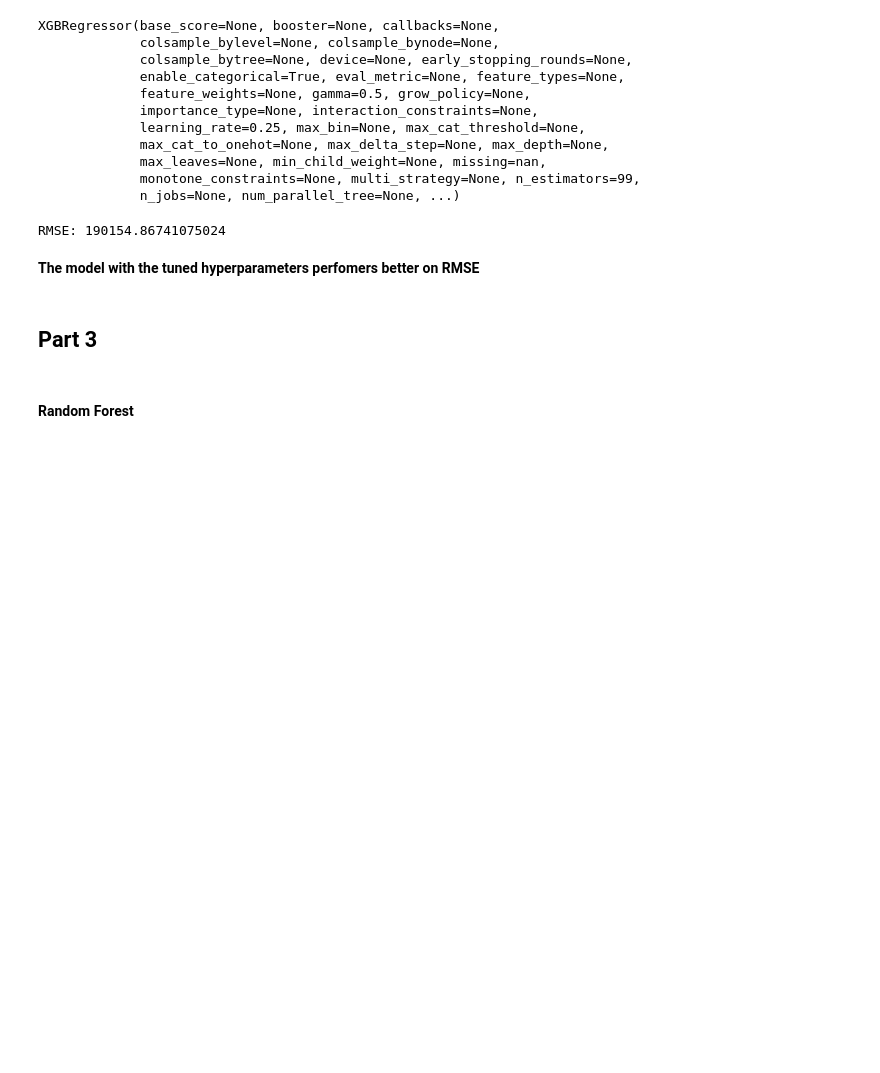
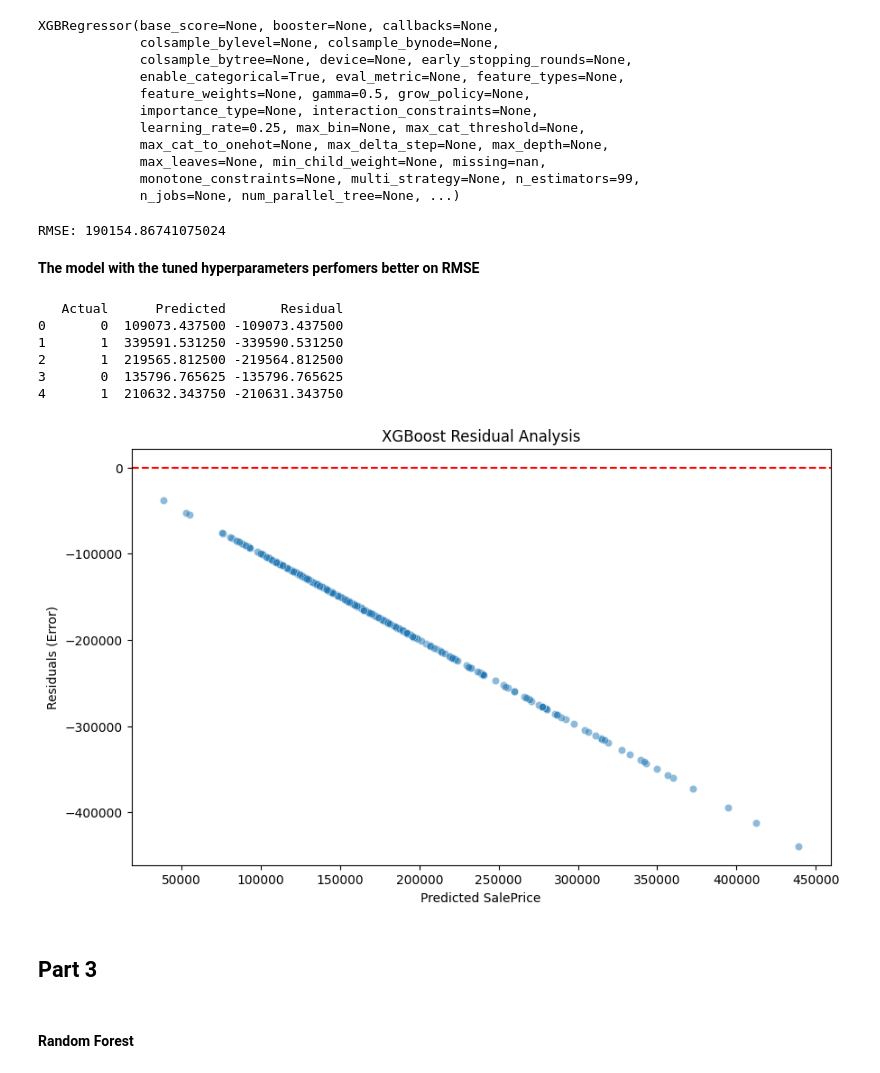
Before and after one commit to tsal4/data2000_labs, a Jupyter notebook: labs/050_decision-trees.ipynb, the cells around one changed output. Drawn from its saved outputs; the diff is of its cells as text; code cells hidden in the pictures; blank space fills up the shorter version.

```diff
--- a/labs/050_decision-trees.ipynb
+++ b/labs/050_decision-trees.ipynb
@@ -628,6 +629,33 @@ print("RMSE:", rmse)
 RMSE: 190154.86741075024
 # %% [markdown]
 **The model with the tuned hyperparameters perfomers better on RMSE**
+# %%
+residuals = y_test - y_pred
+
+results = pd.DataFrame({
+    'Actual': y_test,
+    'Predicted': y_pred,
+    'Residual': residuals
+})
+
+print(results.head())
+# %% [output]
+   Actual      Predicted       Residual
+0       0  109073.437500 -109073.437500
+1       1  339591.531250 -339590.531250
+2       1  219565.812500 -219564.812500
+3       0  135796.765625 -135796.765625
+4       1  210632.343750 -210631.343750
+# %%
+plt.figure(figsize=(10, 6))
+sns.scatterplot(x=y_pred, y=residuals, alpha=0.5)
+plt.axhline(0, color='red', linestyle='--')
+plt.xlabel('Predicted SalePrice')
+plt.ylabel('Residuals (Error)')
+plt.title('XGBoost Residual Analysis')
+plt.show()
+# %% [output]
+[figure, added]
 # %% [markdown]
 ## Part 3
 # %%
```
Also changed, not shown: parts of 1 cell of this notebook.
